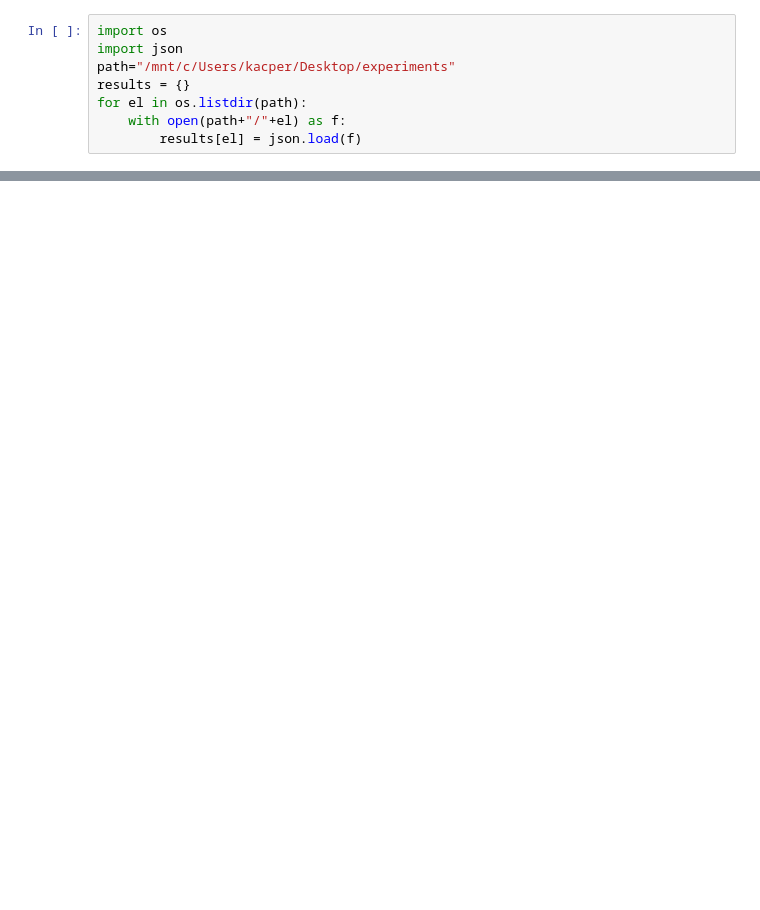
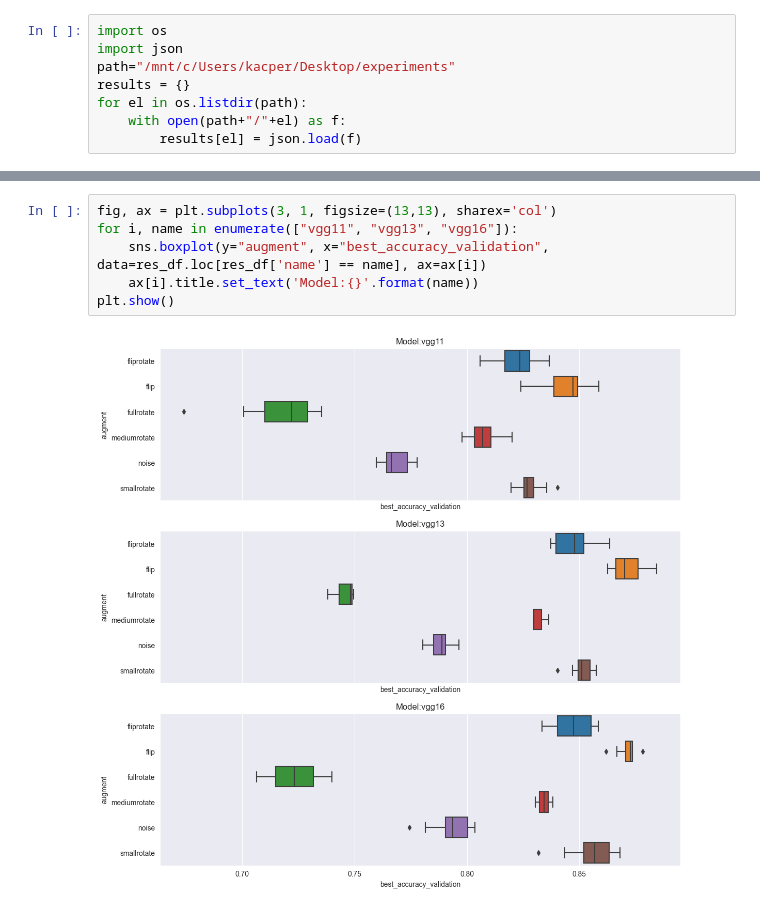
Before and after one commit to jakfol1217/DeepLearning, a Jupyter notebook: Project1/Experiment Analysis.ipynb, the cells around one changed output, grey strips where cells are left out. Drawn from its saved outputs; the diff is of its cells as text; blank space fills up the shorter version.

```diff
--- a/Project1/Experiment Analysis.ipynb
+++ b/Project1/Experiment Analysis.ipynb
@@ -31,0 +52,8 @@ res_df
+# %%
+fig, ax = plt.subplots(3, 1, figsize=(13,13), sharex='col')
+for i, name in enumerate(["vgg11", "vgg13", "vgg16"]):
+    sns.boxplot(y="augment", x="best_accuracy_validation", data=res_df.loc[res_df['name'] == name], ax=ax[i])
+    ax[i].title.set_text('Model:{}'.format(name))
+plt.show()
+# %% [output]
+[figure, added]
```
Also changed, not shown: parts of 8 cells of this notebook.
